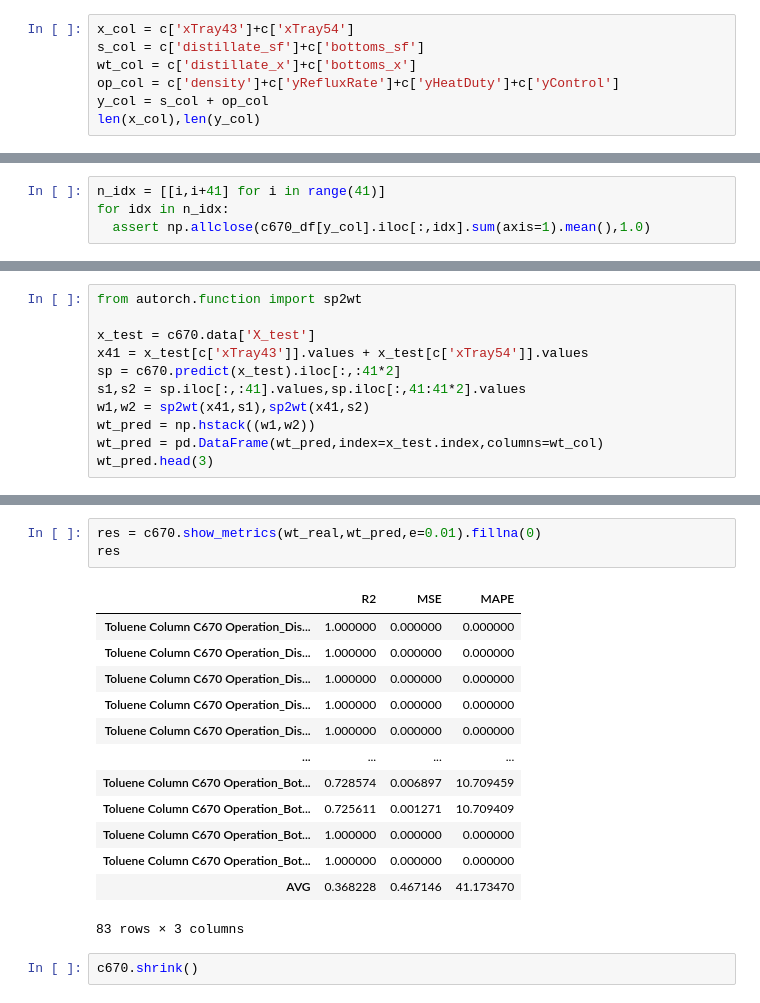
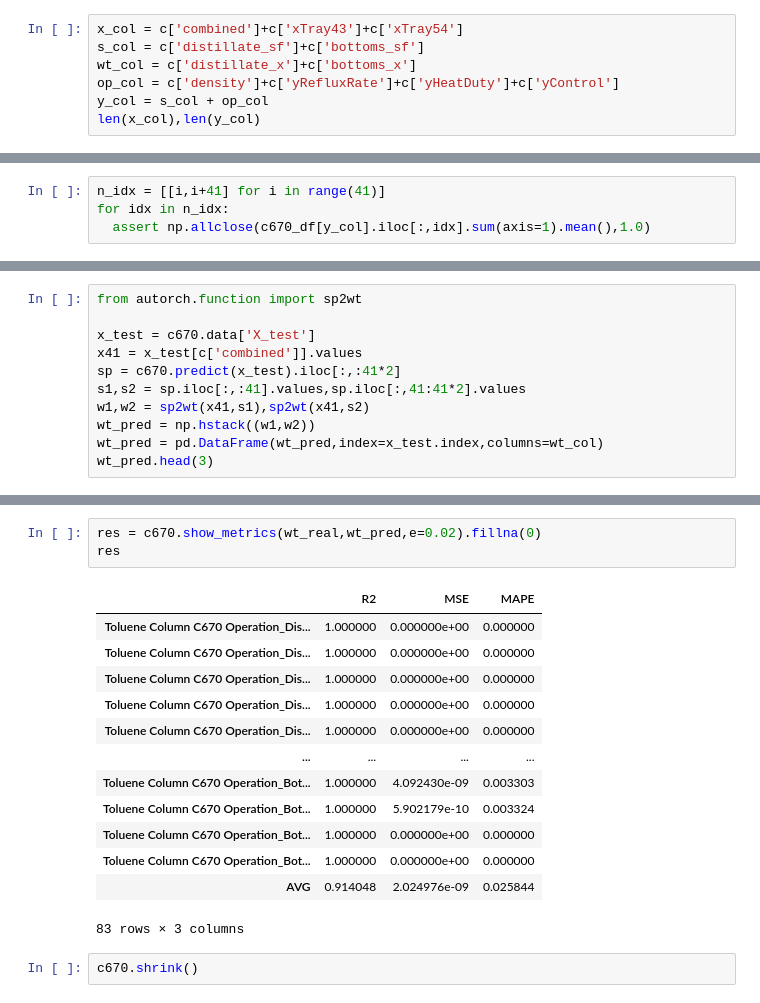
Before and after one commit to skywalker0803r/c620, a Jupyter notebook: notebook/C670.ipynb, the cells around one changed output, grey strips where cells are left out. Saved outputs shown, nothing was run; the diff lists cells and outputs as text.

```diff
--- a/notebook/C670.ipynb
+++ b/notebook/C670.ipynb
@@ -23,7 +25,7 @@ c670_df.head(3)
 | 001-003 | 0.0 | 0.0 | 0.0 | 0.0 | ... |
 3 rows × 294 columns
 # %%
-x_col = c['xTray43']+c['xTray54']
+x_col = c['combined']+c['xTray43']+c['xTray54']
 s_col = c['distillate_sf']+c['bottoms_sf']
 wt_col = c['distillate_x']+c['bottoms_x']
 op_col = c['density']+c['yRefluxRate']+c['yHeatDuty']+c['yControl']
@@ -68,7 +70,7 @@ c670.test(e=0.01)
 from autorch.function import sp2wt
 
 x_test = c670.data['X_test']
-x41 = x_test[c['xTray43']].values + x_test[c['xTray54']].values
+x41 = x_test[c['combined']].values
 sp = c670.predict(x_test).iloc[:,:41*2]
 s1,s2 = sp.iloc[:,:41].values,sp.iloc[:,41:41*2].values
 w1,w2 = sp2wt(x41,s1),sp2wt(x41,s2)
@@ -92,20 +94,20 @@ wt_real.head(3)
 3 rows × 82 columns
 # %%
-res = c670.show_metrics(wt_real,wt_pred,e=0.01).fillna(0)
+res = c670.show_metrics(wt_real,wt_pred,e=0.02).fillna(0)
 res
 # %% [output]
 |  | R2 | MSE | MAPE |
-| Toluene Column C670 Operation_Dis... | 1.000000 | 0.000000 | 0.000000 |
-| Toluene Column C670 Operation_Dis... | 1.000000 | 0.000000 | 0.000000 |
-| Toluene Column C670 Operation_Dis... | 1.000000 | 0.000000 | 0.000000 |
-| Toluene Column C670 Operation_Dis... | 1.000000 | 0.000000 | 0.000000 |
-| Toluene Column C670 Operation_Dis... | 1.000000 | 0.000000 | 0.000000 |
+| Toluene Column C670 Operation_Dis... | 1.000000 | 0.000000e+00 | 0.000000 |
+| Toluene Column C670 Operation_Dis... | 1.000000 | 0.000000e+00 | 0.000000 |
+| Toluene Column C670 Operation_Dis... | 1.000000 | 0.000000e+00 | 0.000000 |
+| Toluene Column C670 Operation_Dis... | 1.000000 | 0.000000e+00 | 0.000000 |
+| Toluene Column C670 Operation_Dis... | 1.000000 | 0.000000e+00 | 0.000000 |
 | ... | ... | ... | ... |
-| Toluene Column C670 Operation_Bot... | 0.728574 | 0.006897 | 10.709459 |
-| Toluene Column C670 Operation_Bot... | 0.725611 | 0.001271 | 10.709409 |
-| Toluene Column C670 Operation_Bot... | 1.000000 | 0.000000 | 0.000000 |
-| Toluene Column C670 Operation_Bot... | 1.000000 | 0.000000 | 0.000000 |
-| AVG | 0.368228 | 0.467146 | 41.173470 |
+| Toluene Column C670 Operation_Bot... | 1.000000 | 4.092430e-09 | 0.003303 |
+| Toluene Column C670 Operation_Bot... | 1.000000 | 5.902179e-10 | 0.003324 |
+| Toluene Column C670 Operation_Bot... | 1.000000 | 0.000000e+00 | 0.000000 |
+| Toluene Column C670 Operation_Bot... | 1.000000 | 0.000000e+00 | 0.000000 |
+| AVG | 0.914048 | 2.024976e-09 | 0.025844 |
 83 rows × 3 columns
 # %%
 c670.shrink()
```
Also changed, not shown: parts of 6 cells of this notebook.
